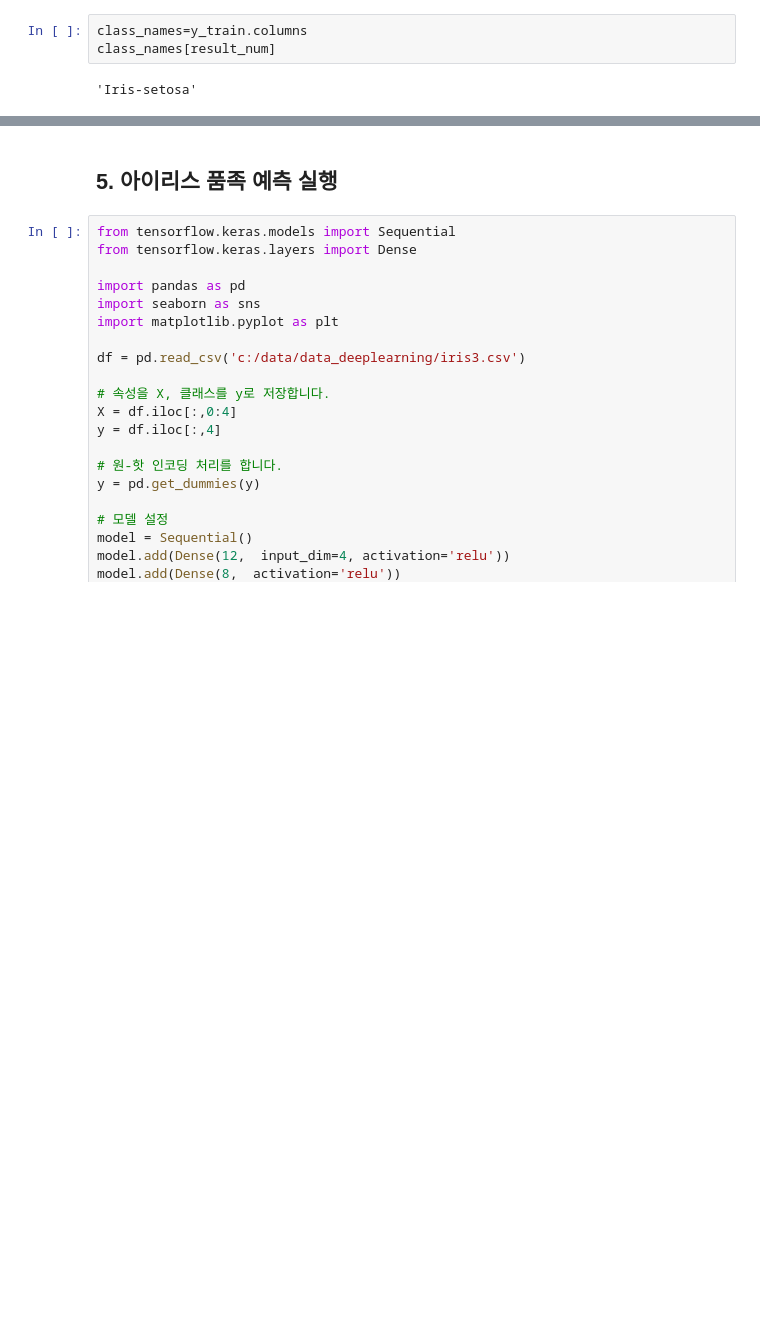
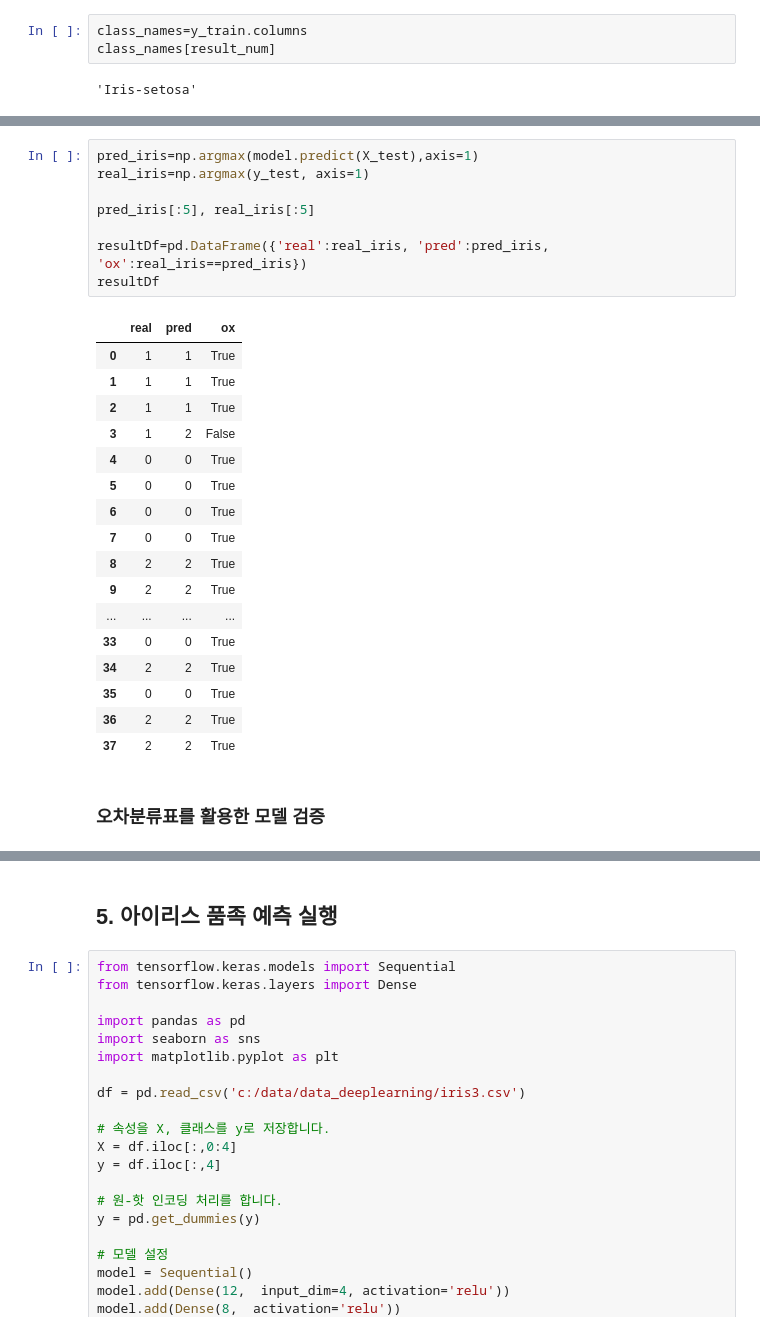
Before and after one commit to iznue/Ml_project, a Jupyter notebook: week5/Iris.ipynb, the cells around one changed output, grey strips where cells are left out. Saved outputs shown, nothing was run; the diff lists cells and outputs as text; blank space fills up the shorter version.

```diff
--- a/week5/Iris.ipynb
+++ b/week5/Iris.ipynb
@@ -190,0 +271,28 @@ class_names[result_num]
+# %%
+pred_iris=np.argmax(model.predict(X_test),axis=1)
+real_iris=np.argmax(y_test, axis=1)
+
+pred_iris[:5], real_iris[:5]
+
+resultDf=pd.DataFrame({'real':real_iris, 'pred':pred_iris, 'ox':real_iris==pred_iris})
+resultDf
+# %% [output]
+|  | real | pred | ox |
+| 0 | 1 | 1 | True |
+| 1 | 1 | 1 | True |
+| 2 | 1 | 1 | True |
+| 3 | 1 | 2 | False |
+| 4 | 0 | 0 | True |
+| 5 | 0 | 0 | True |
+| 6 | 0 | 0 | True |
+| 7 | 0 | 0 | True |
+| 8 | 2 | 2 | True |
+| 9 | 2 | 2 | True |
+| ... | ... | ... | ... |
+| 33 | 0 | 0 | True |
+| 34 | 2 | 2 | True |
+| 35 | 0 | 0 | True |
+| 36 | 2 | 2 | True |
+| 37 | 2 | 2 | True |
+# %% [markdown]
+### 오차분류표를 활용한 모델 검증
```
Also changed, not shown: parts of 21 cells of this notebook, 1 other file.
